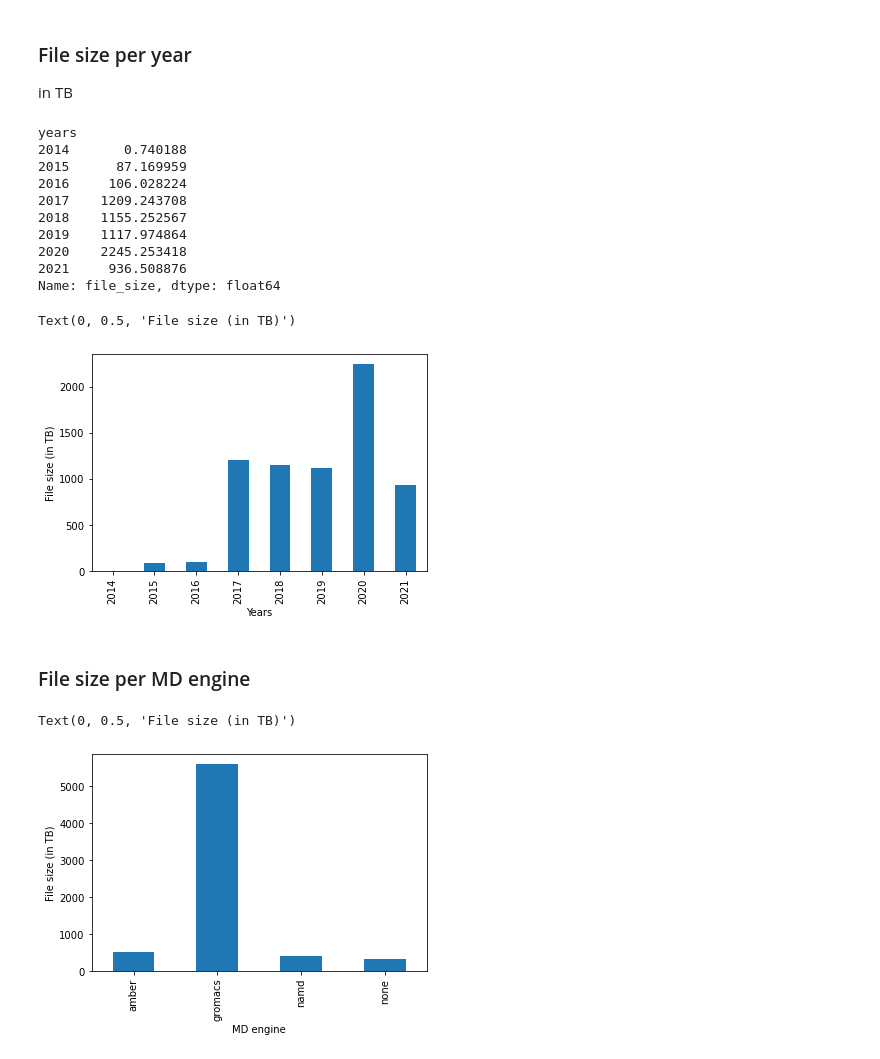
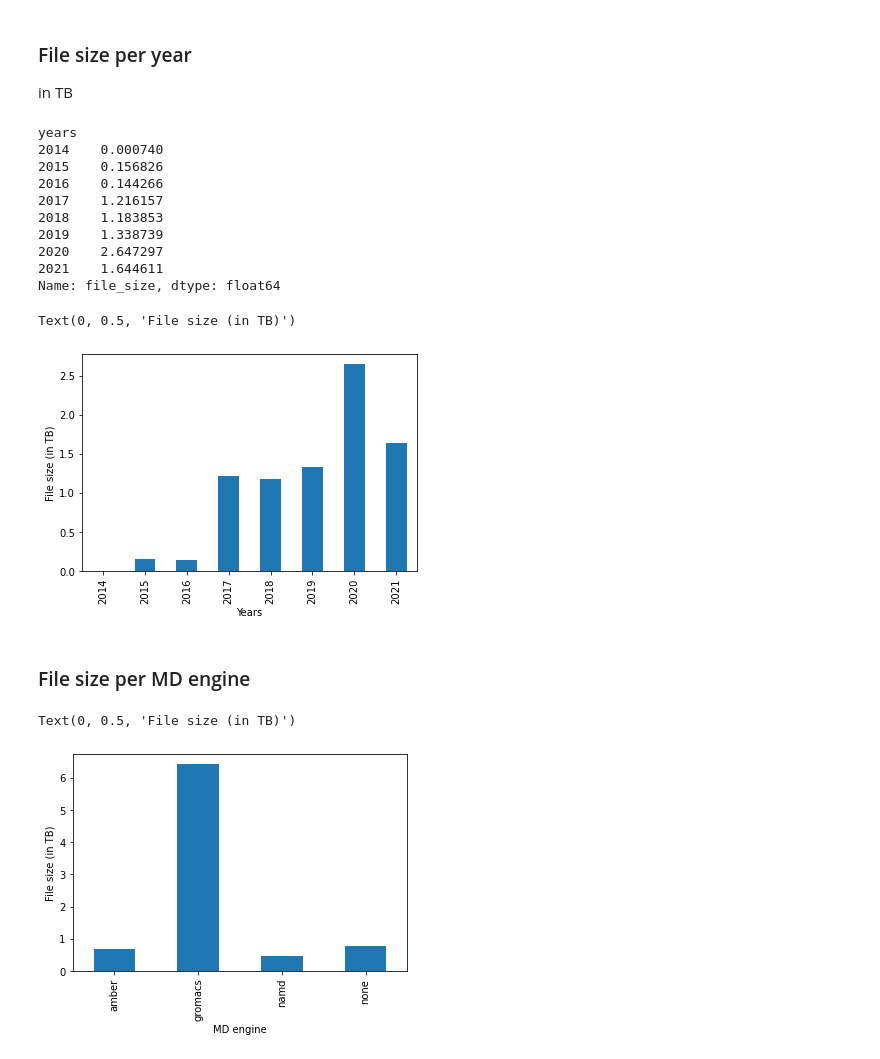
Before and after one commit to MDverse/mdws, a Jupyter notebook: notebooks/analyze_zenodo.ipynb, the cells around one changed output. Drawn from its saved outputs; the diff is of its cells as text; code cells hidden in the pictures.

```diff
--- a/notebooks/analyze_zenodo.ipynb
+++ b/notebooks/analyze_zenodo.ipynb
@@ -18,4 +18 @@ Found 3393 datasets.
 Found 108179 files.
-# %%
-datasets = datasets.drop_duplicates(subset=["dataset_id"], keep="first")
-print(datasets.shape)
@@ -24,3 +22,3 @@ print(datasets.shape)
 # %%
-#tab = pd.merge(datasets, files, how="left", on=["dataset_id", "origin"])
-tab = pd.merge(datasets, files, how="left", on="dataset_id", validate="one_to_many")
+tab = pd.merge(files, datasets, how="left", on=["dataset_id", "origin"], validate="many_to_one")
+print(f"Dataframe has {tab.shape[0]} entries.")
@@ -285,34 +311,34 @@ Text(0, 0.5, 'Number of files')
 
 in TB
 # %%
-(tab.groupby(["years"])["file_size"].sum()/10**9)
+(tab.groupby(["years"])["file_size"].sum()/10**12)
 # %% [output]
 years
-2014       0.740188
-2015      87.169959
-2016     106.028224
-2017    1209.243708
-2018    1155.252567
-2019    1117.974864
-2020    2245.253418
-2021     936.508876
+2014    0.000740
+2015    0.156826
+2016    0.144266
+2017    1.216157
+2018    1.183853
+2019    1.338739
+2020    2.647297
+2021    1.644611
 Name: file_size, dtype: float64
 # %%
-(tab.groupby(["years"])["file_size"].sum()/10**9).plot(kind="bar")
+(tab.groupby(["years"])["file_size"].sum()/10**12).plot(kind="bar")
 plt.xlabel("Years")
 plt.ylabel("File size (in TB)")
 # plt.savefig("File_size_per_year.png")
 # %% [output]
 Text(0, 0.5, 'File size (in TB)')
-[figure, old version]
+[figure, new version]
 # %% [markdown]
 ### File size per MD engine
 # %%
-(tab.groupby(["engine_MD"])["file_size"].sum()/10**9).plot(kind="bar")
+(tab.groupby(["engine_MD"])["file_size"].sum()/10**12).plot(kind="bar")
 plt.xlabel("MD engine")
 plt.ylabel("File size (in TB)")
 # plt.savefig("File_size_per_MDengine.png")
 # %% [output]
 Text(0, 0.5, 'File size (in TB)')
-[figure, old version]
+[figure, new version]
 # %%
```
Also changed, not shown: parts of 20 cells of this notebook.
